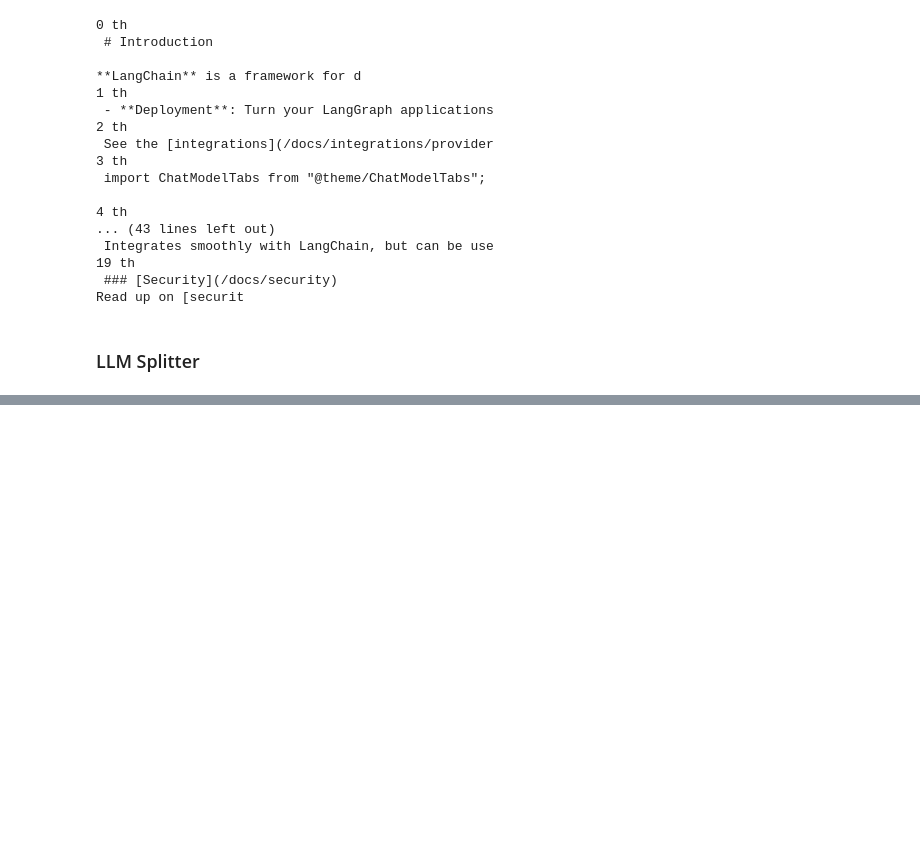
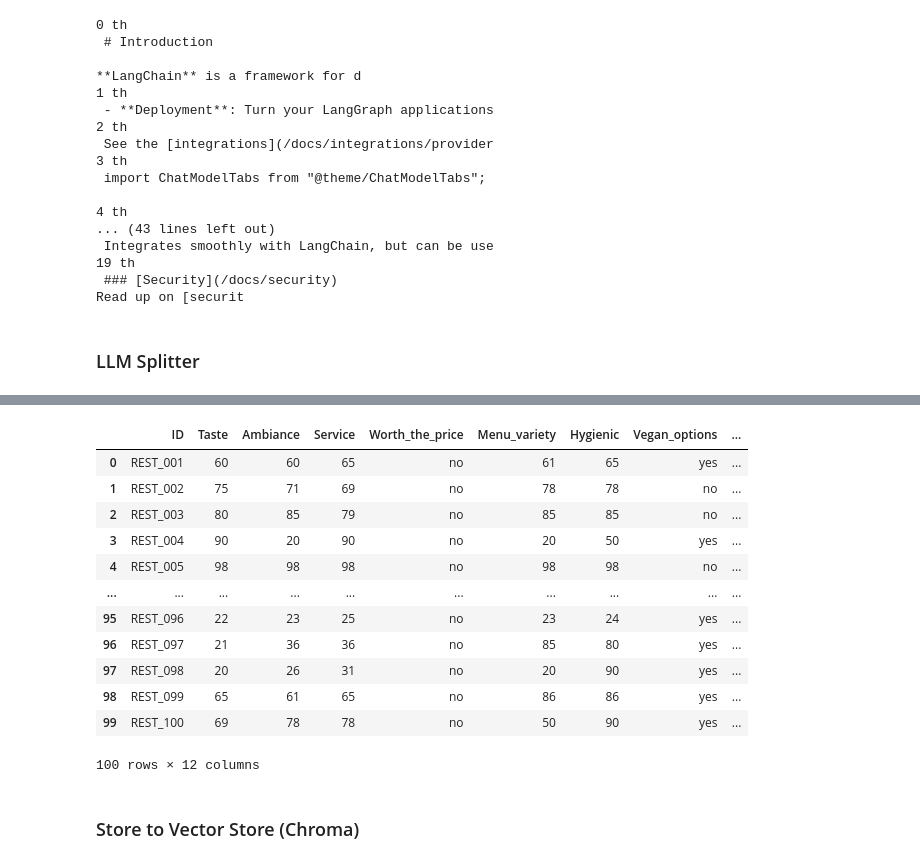
Before and after one commit to yul2yak/llmabok, a Jupyter notebook: day2.ipynb, the cells around one changed output, grey strips where cells are left out. Saved outputs shown, nothing was run; the diff lists cells and outputs as text; code cells hidden in the pictures; blank space fills up the shorter version.

```diff
--- a/day2.ipynb
+++ b/day2.ipynb
@@ -331,0 +708,52 @@ print(file)
+# %%
+# pip install pandasdf = pd.read_csv('data/restaurant_reviews.csv')
+
+from langchain_google_genai import ChatGoogleGenerativeAI
+import pandas as pd
+df = pd.read_csv('data/restaurant_reviews.csv')
+llm = ChatGoogleGenerativeAI(model='gemini-2.0-flash')
+
+
+def score_to_text(score):
+    score = int(score)
+    if score >= 90:
+        return "매우 좋음"
+    elif score >= 80:
+        return "좋음"
+    elif score >= 60:
+        return "보통"
+    else:
+        return "비추"
+
+
+def generate_description(row):
+    desc = f"{row.ID}는 맛 점수 {score_to_text(row.Taste)}, 분위기 {score_to_text(row.Ambiance)}, 서비스 {score_to_text(row.Service)}로 평가됩니다. "
+    desc += f"메뉴 다양성은 {score_to_text(row.Menu_variety)}, 위생 점수는 {score_to_text(row.Hygienic)}입니다. "
+    desc += f"가격 대비 가치 점수는 {'좋음' if row.Worth_the_price != 'no' else '안좋음'},"
+    desc += f"비건옵션: {'있음' if row.Vegan_options == 'yes' else '없음'}, "
+    desc += f"흡연구역: {'있음' if row.Smoking_area == 'yes' else '없음'}, "
+    desc += f"주차공간: {'있음' if row.Parking == 'yes' else '없음'}, "
+    desc += f"반려동물: {'가능' if row.Pet_friendly == 'yes' else '불가'}."
+    return desc
+
+
+df['Description'] = df.apply(generate_description, axis=1)
+
+df.to_csv('data/restaurant_reviews_with_descriptions.csv', index=False)
+df
+# %% [output]
+|  | ID | Taste | Ambiance | Service | Worth_the_price | Menu_variety | Hygienic | Vegan_options | ... |
+| 0 | REST_001 | 60 | 60 | 65 | no | 61 | 65 | yes | ... |
+| 1 | REST_002 | 75 | 71 | 69 | no | 78 | 78 | no | ... |
+| 2 | REST_003 | 80 | 85 | 79 | no | 85 | 85 | no | ... |
+| 3 | REST_004 | 90 | 20 | 90 | no | 20 | 50 | yes | ... |
+| 4 | REST_005 | 98 | 98 | 98 | no | 98 | 98 | no | ... |
+| ... | ... | ... | ... | ... | ... | ... | ... | ... | ... |
+| 95 | REST_096 | 22 | 23 | 25 | no | 23 | 24 | yes | ... |
+| 96 | REST_097 | 21 | 36 | 36 | no | 85 | 80 | yes | ... |
+| 97 | REST_098 | 20 | 26 | 31 | no | 20 | 90 | yes | ... |
+| 98 | REST_099 | 65 | 61 | 65 | no | 86 | 86 | yes | ... |
+| 99 | REST_100 | 69 | 78 | 78 | no | 50 | 90 | yes | ... |
+100 rows × 12 columns
+# %% [markdown]
+### Store to Vector Store (Chroma)
```
Also changed, not shown: parts of 48 cells of this notebook, 18 other files.
